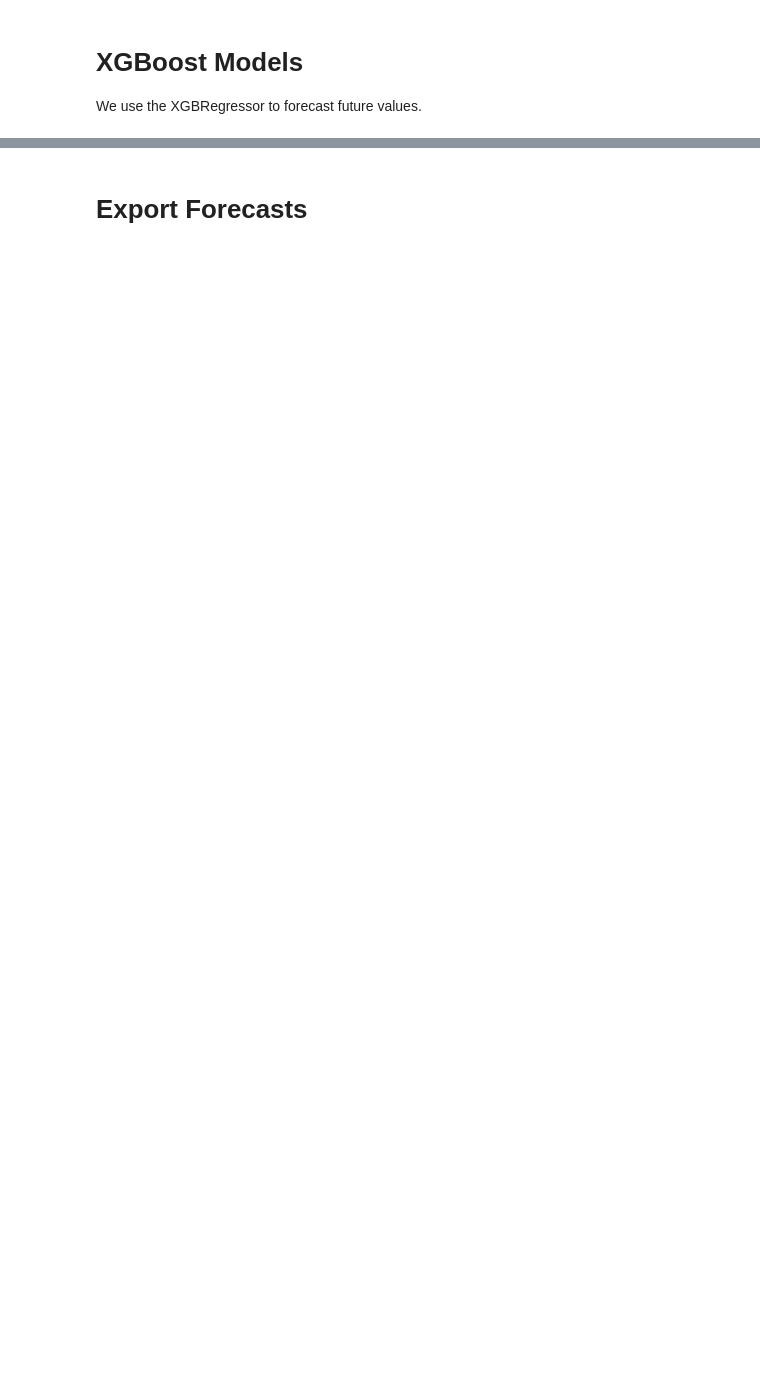
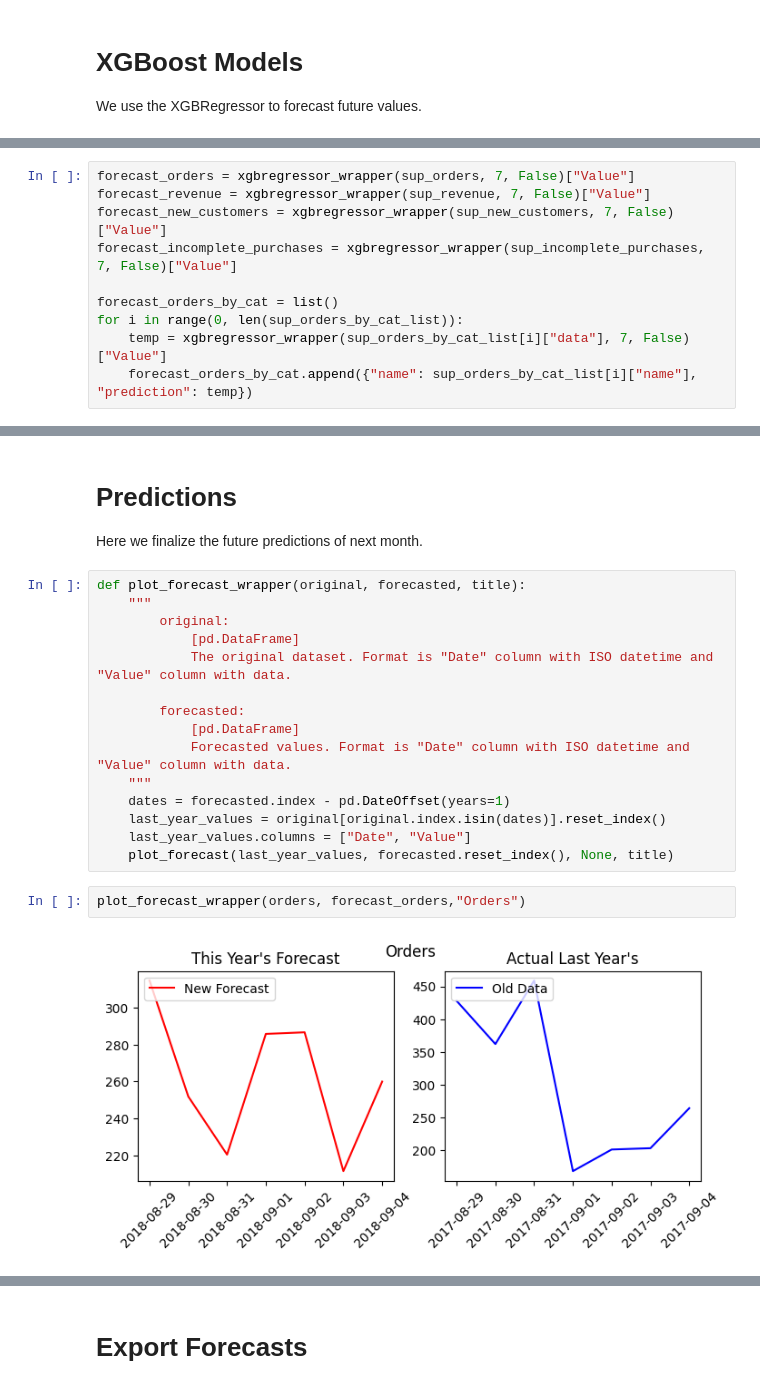
Before and after one commit to torchlightwizard/Data-Analysis-Pakistan-Ecommerce, a Jupyter notebook: notebooks/modeling.ipynb, the cells around one changed output, grey strips where cells are left out. Cells and saved outputs as stored; diff of their text form; blank space fills up the shorter version.

Commit message:
completed forecast

```diff
--- a/notebooks/modeling.ipynb
+++ b/notebooks/modeling.ipynb
@@ -635,0 +758,10 @@ xgbregressor_wrapper(sup_orders, 10)
+# %%
+forecast_orders = xgbregressor_wrapper(sup_orders, 7, False)["Value"]
+forecast_revenue = xgbregressor_wrapper(sup_revenue, 7, False)["Value"]
+forecast_new_customers = xgbregressor_wrapper(sup_new_customers, 7, False)["Value"]
+forecast_incomplete_purchases = xgbregressor_wrapper(sup_incomplete_purchases, 7, False)["Value"]
+
+forecast_orders_by_cat = list()
+for i in range(0, len(sup_orders_by_cat_list)):
+    temp = xgbregressor_wrapper(sup_orders_by_cat_list[i]["data"], 7, False)["Value"]
+    forecast_orders_by_cat.append({"name": sup_orders_by_cat_list[i]["name"], "prediction": temp})
@@ -635,0 +788,22 @@ xgbregressor_wrapper(sup_orders, 10)
+# %% [markdown]
+# Predictions
+Here we finalize the future predictions of next month.
+# %%
+def plot_forecast_wrapper(original, forecasted, title):
+    """
+        original:
+            [pd.DataFrame]
+            The original dataset. Format is "Date" column with ISO datetime and "Value" column with data.
+
+        forecasted:
+            [pd.DataFrame]
+            Forecasted values. Format is "Date" column with ISO datetime and "Value" column with data.
+    """
+    dates = forecasted.index - pd.DateOffset(years=1)
+    last_year_values = original[original.index.isin(dates)].reset_index()
+    last_year_values.columns = ["Date", "Value"]
+    plot_forecast(last_year_values, forecasted.reset_index(), None, title)
+# %%
+plot_forecast_wrapper(orders, forecast_orders,"Orders")
+# %% [output]
+[figure, added]
```
Also changed, not shown: parts of 29 cells of this notebook.
